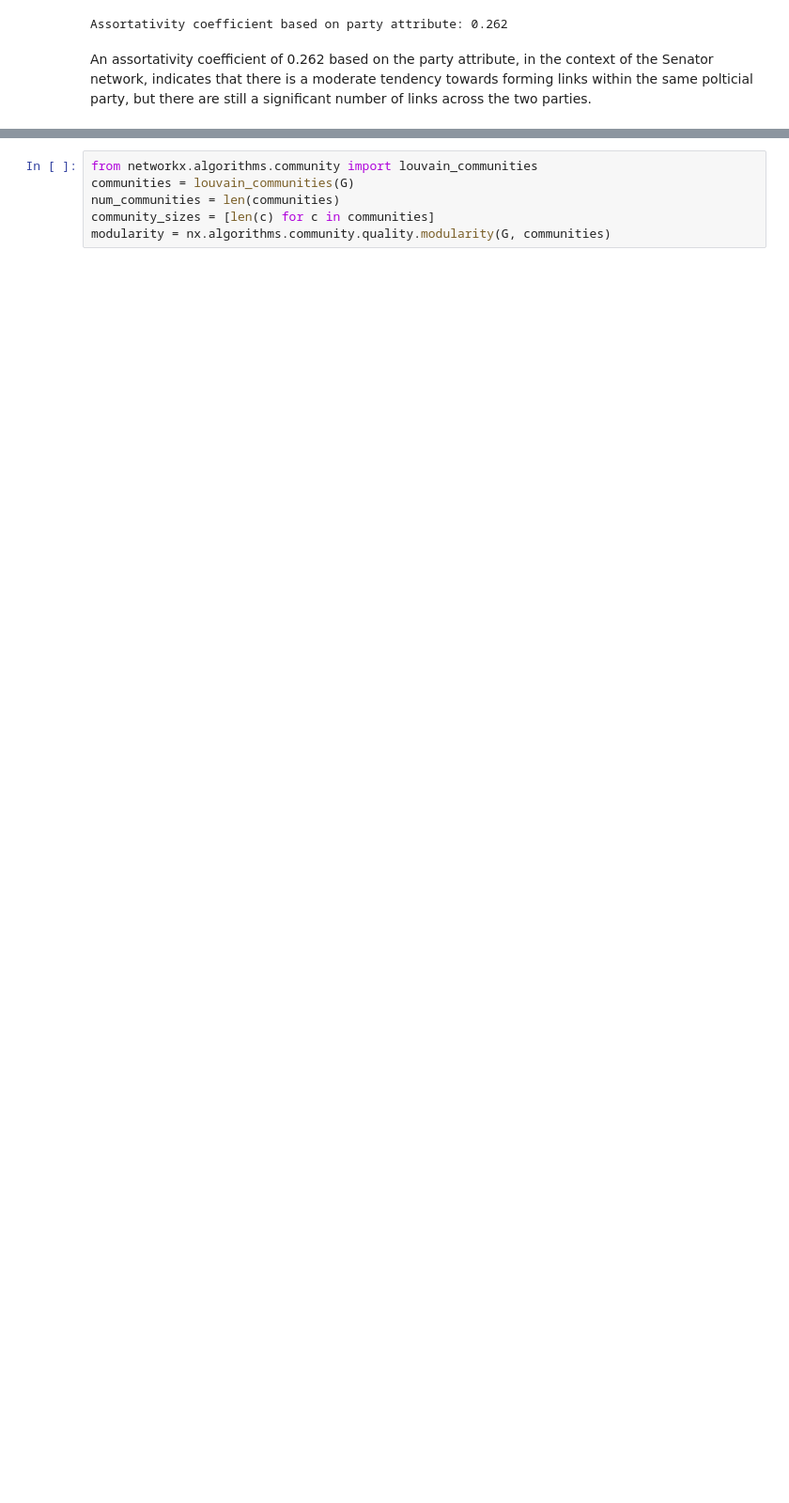
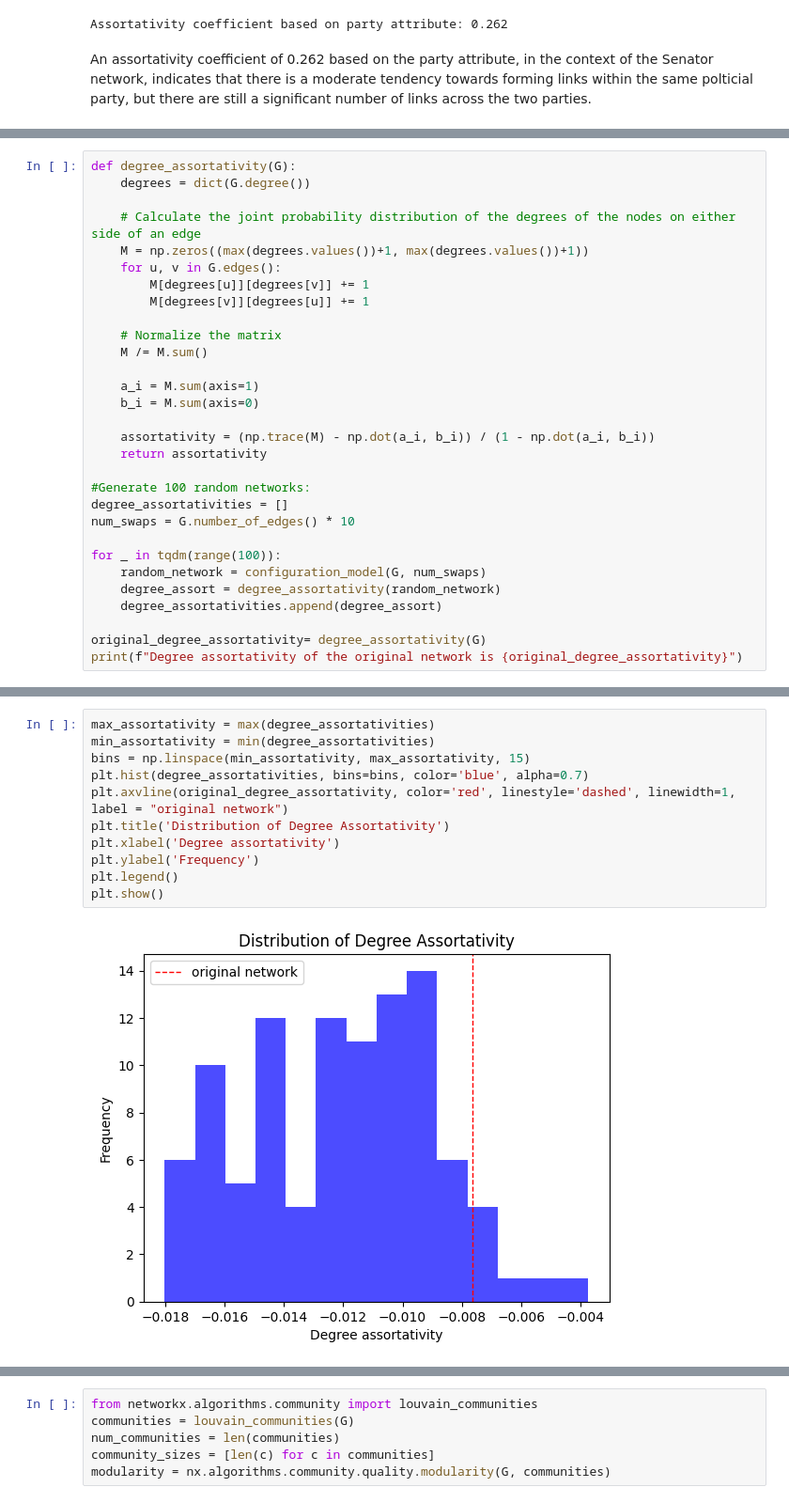
Before and after one commit to albert-moller/CSSFinalAssignment, a Jupyter notebook: ProjectB.ipynb, the cells around one changed output, grey strips where cells are left out. Shown: that part at 94% size. Saved outputs shown, nothing was run; the diff lists cells and outputs as text; blank space fills up the shorter version.

```diff
--- a/ProjectB.ipynb
+++ b/ProjectB.ipynb
@@ -253,0 +335,30 @@ An assortativity coefficient of 0.262 based on the party attribute, in the conte
+# %%
+def degree_assortativity(G):
+    degrees = dict(G.degree())
+
+    # Calculate the joint probability distribution of the degrees of the nodes on either side of an edge
+    M = np.zeros((max(degrees.values())+1, max(degrees.values())+1))
+    for u, v in G.edges():
+        M[degrees[u]][degrees[v]] += 1
+        M[degrees[v]][degrees[u]] += 1
+
+    # Normalize the matrix
+    M /= M.sum()
+
+    a_i = M.sum(axis=1)
+    b_i = M.sum(axis=0)
+
+    assortativity = (np.trace(M) - np.dot(a_i, b_i)) / (1 - np.dot(a_i, b_i))
+    return assortativity
+
+#Generate 100 random networks:
+degree_assortativities = []
+num_swaps = G.number_of_edges() * 10
+
+for _ in tqdm(range(100)):
+    random_network = configuration_model(G, num_swaps)
+    degree_assort = degree_assortativity(random_network)
+    degree_assortativities.append(degree_assort)
+
+original_degree_assortativity= degree_assortativity(G)
+print(f"Degree assortativity of the original network is {original_degree_assortativity}")
@@ -253,0 +367,13 @@ An assortativity coefficient of 0.262 based on the party attribute, in the conte
+# %%
+max_assortativity = max(degree_assortativities)
+min_assortativity = min(degree_assortativities)
+bins = np.linspace(min_assortativity, max_assortativity, 15)
+plt.hist(degree_assortativities, bins=bins, color='blue', alpha=0.7)
+plt.axvline(original_degree_assortativity, color='red', linestyle='dashed', linewidth=1, label = "original network")
+plt.title('Distribution of Degree Assortativity')
+plt.xlabel('Degree assortativity')
+plt.ylabel('Frequency')
+plt.legend()
+plt.show()
+# %% [output]
+[figure, added]
```
Also changed, not shown: parts of 31 cells of this notebook.
